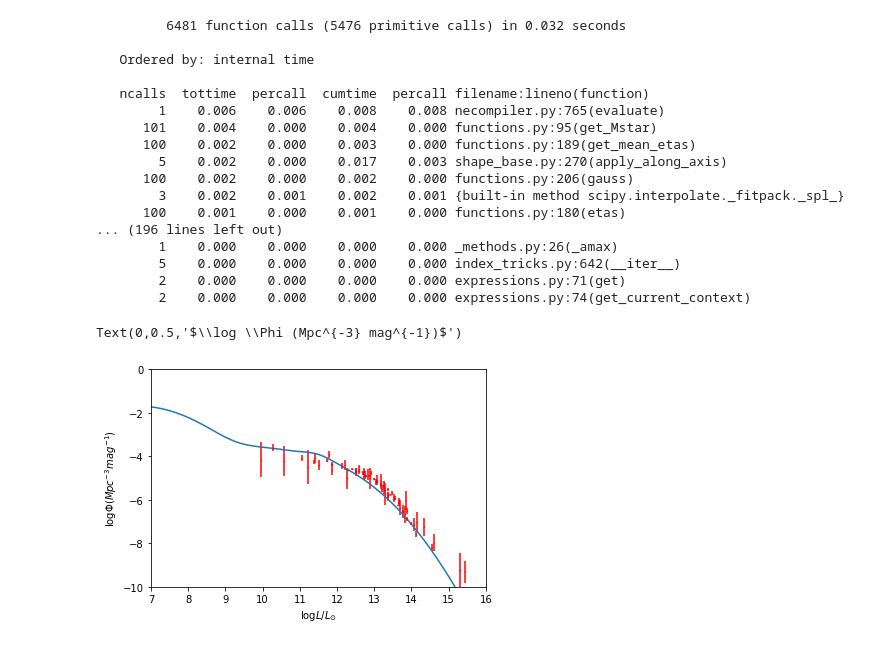
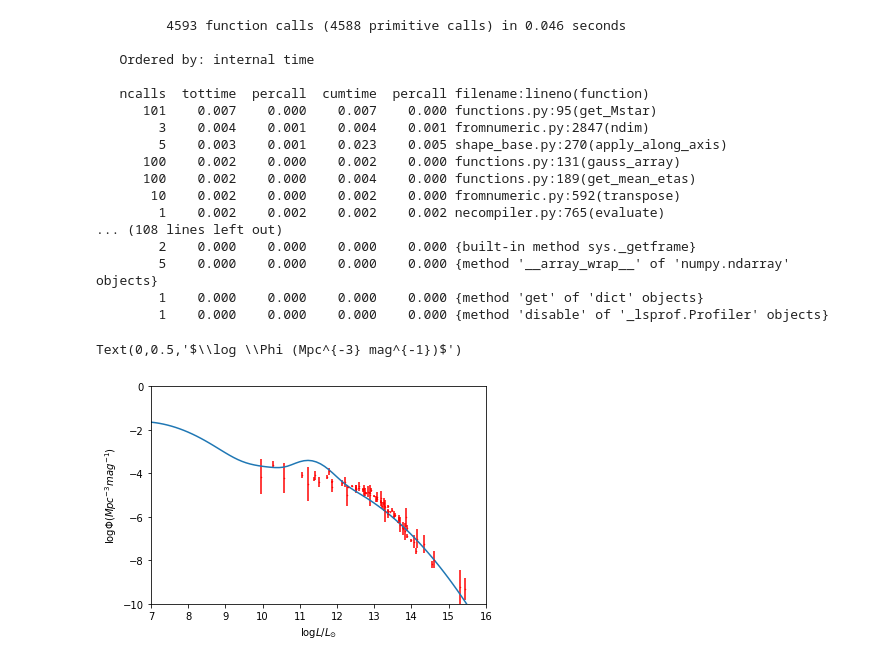
Before and after one commit to megantillman/get_QLF, a Jupyter notebook: get_QLF_notebook.ipynb, the cells around one changed output. Drawn from its saved outputs; the diff is of its cells as text; code cells hidden in the pictures.

```diff
--- a/get_QLF_notebook.ipynb
+++ b/get_QLF_notebook.ipynb
@@ -1,10 +1,9 @@
 # %%
 from functions import *
 import matplotlib.pyplot as plt
-def get_QLF_v2(z, bin_num, dM, obscured, Mmid = 10., smhm_scat = .3, prob_zero = [0,0,0], standev = [.85, .85, .35], Lum = [5,16], Stell = [7,12]):
+def get_QLF(z, bin_num, dM, obscured, Mmid = 10., smhm_scat = .3, prob_zero = [0,0,0], standev = [.85, .85, .35], Lum = [5,16], Stell = [7,12]):
 
     qlf = QLF(z, bin_num, Lum, Stell)
-    qlf.get_zparams()
     qlf.get_dNdMstar(smhm_scat)
     qlf.get_SMBM(dM, Mmid)
     qlf.get_dNdMbh()
@@ -12,34 +11,34 @@ def get_QLF_v2(z, bin_num, dM, obscured, Mmid = 10., smhm_scat = .3, prob_zero =
 
     return qlf.LumBins, qlf.dNdL
 # %%
-%prun get_QLF_v2(2,100,.6,.7, Mmid=10.7,standev = [.85,.75,.3])
+%prun get_QLF(2,100,.6,.7, Mmid=10.7,standev = [.85,.85,.3])
 # %% [output]
-         6481 function calls (5476 primitive calls) in 0.032 seconds
+         4593 function calls (4588 primitive calls) in 0.046 seconds
 
    Ordered by: internal time
 
    ncalls  tottime  percall  cumtime  percall filename:lineno(function)
-        1    0.006    0.006    0.008    0.008 necompiler.py:765(evaluate)
-      101    0.004    0.000    0.004    0.000 functions.py:95(get_Mstar)
-      100    0.002    0.000    0.003    0.000 functions.py:189(get_mean_etas)
-        5    0.002    0.000    0.017    0.003 shape_base.py:270(apply_along_axis)
-      100    0.002    0.000    0.002    0.000 functions.py:206(gauss)
-        3    0.002    0.001    0.002    0.001 {built-in method scipy.interpolate._fitpack._spl_}
-      100    0.001    0.000    0.001    0.000 functions.py:180(etas)
-... (196 lines left out)
-        1    0.000    0.000    0.000    0.000 _methods.py:26(_amax)
-        5    0.000    0.000    0.000    0.000 index_tricks.py:642(__iter__)
-        2    0.000    0.000    0.000    0.000 expressions.py:71(get)
-        2    0.000    0.000    0.000    0.000 expressions.py:74(get_current_context)
+      101    0.007    0.000    0.007    0.000 functions.py:95(get_Mstar)
+        3    0.004    0.001    0.004    0.001 fromnumeric.py:2847(ndim)
+        5    0.003    0.001    0.023    0.005 shape_base.py:270(apply_along_axis)
+      100    0.002    0.000    0.002    0.000 functions.py:131(gauss_array)
+      100    0.002    0.000    0.004    0.000 functions.py:189(get_mean_etas)
+       10    0.002    0.000    0.002    0.000 fromnumeric.py:592(transpose)
+        1    0.002    0.002    0.002    0.002 necompiler.py:765(evaluate)
+... (108 lines left out)
+        2    0.000    0.000    0.000    0.000 {built-in method sys._getframe}
+        5    0.000    0.000    0.000    0.000 {method '__array_wrap__' of 'numpy.ndarray' objects}
+        1    0.000    0.000    0.000    0.000 {method 'get' of 'dict' objects}
+        1    0.000    0.000    0.000    0.000 {method 'disable' of '_lsprof.Profiler' objects}
 # %%
-xi, yi = get_QLF_v2(2,100,.6,.7, Mmid=10.7,standev = [.85,.75,.3])
+xi, yi = get_QLF(3,100,.3,.6, Mmid=10.,standev = [.85,.85,.3])
 plt.plot(xi, yi)
 z = 2
 x, y , yerr = grab_obs(z)
 plt.errorbar(x, y, yerr = yerr, fmt = 'o', markersize = .5,color='r')
 plt.axis([7,16,-10,0])
 plt.xlabel(r'$\log L/L_{\odot}$')
 plt.ylabel(r'$\log \Phi (Mpc^{-3} mag^{-1})$')
 # %% [output]
 Text(0,0.5,'$\\log \\Phi (Mpc^{-3} mag^{-1})$')
-[figure, old version]
+[figure, new version]
```
Also changed, not shown: parts of 5 cells of this notebook.
